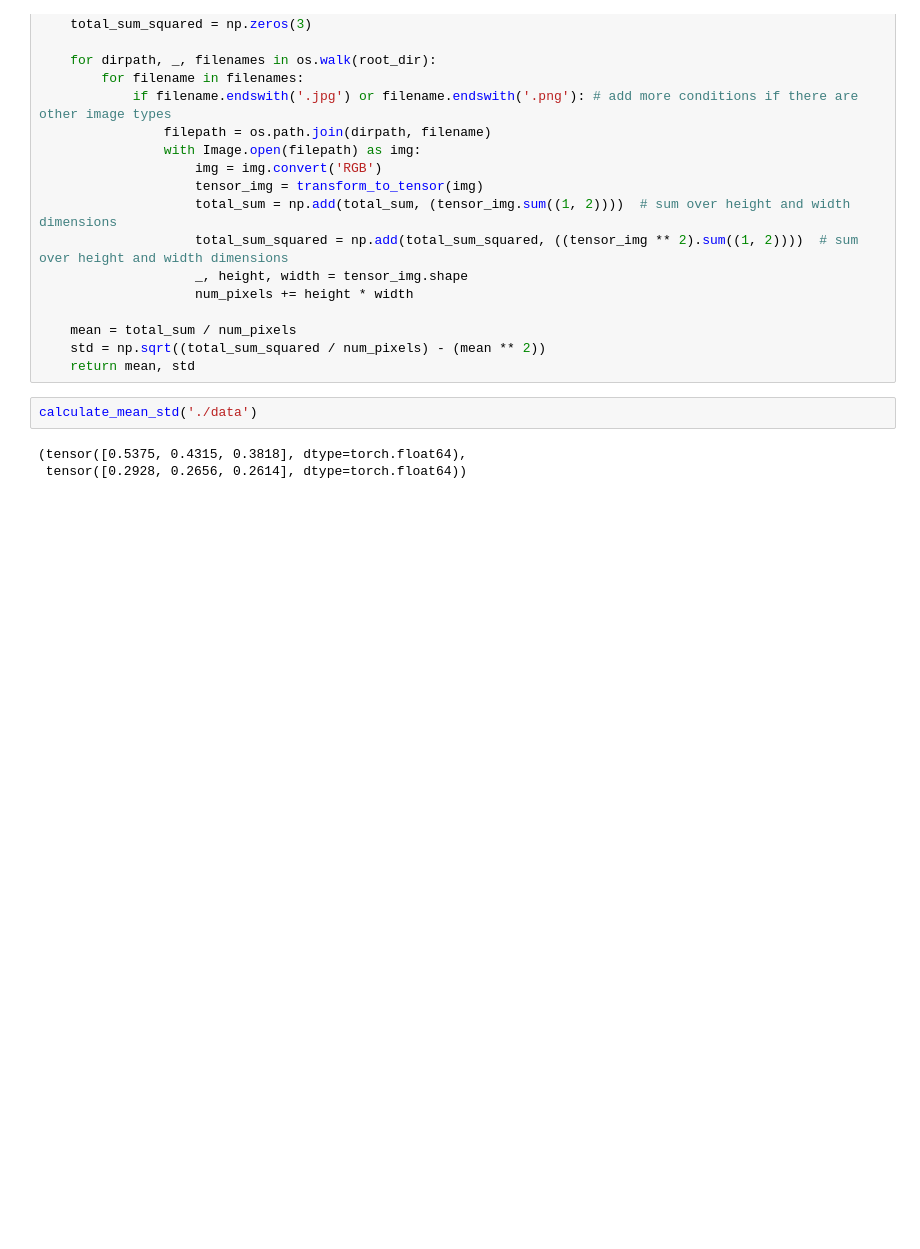
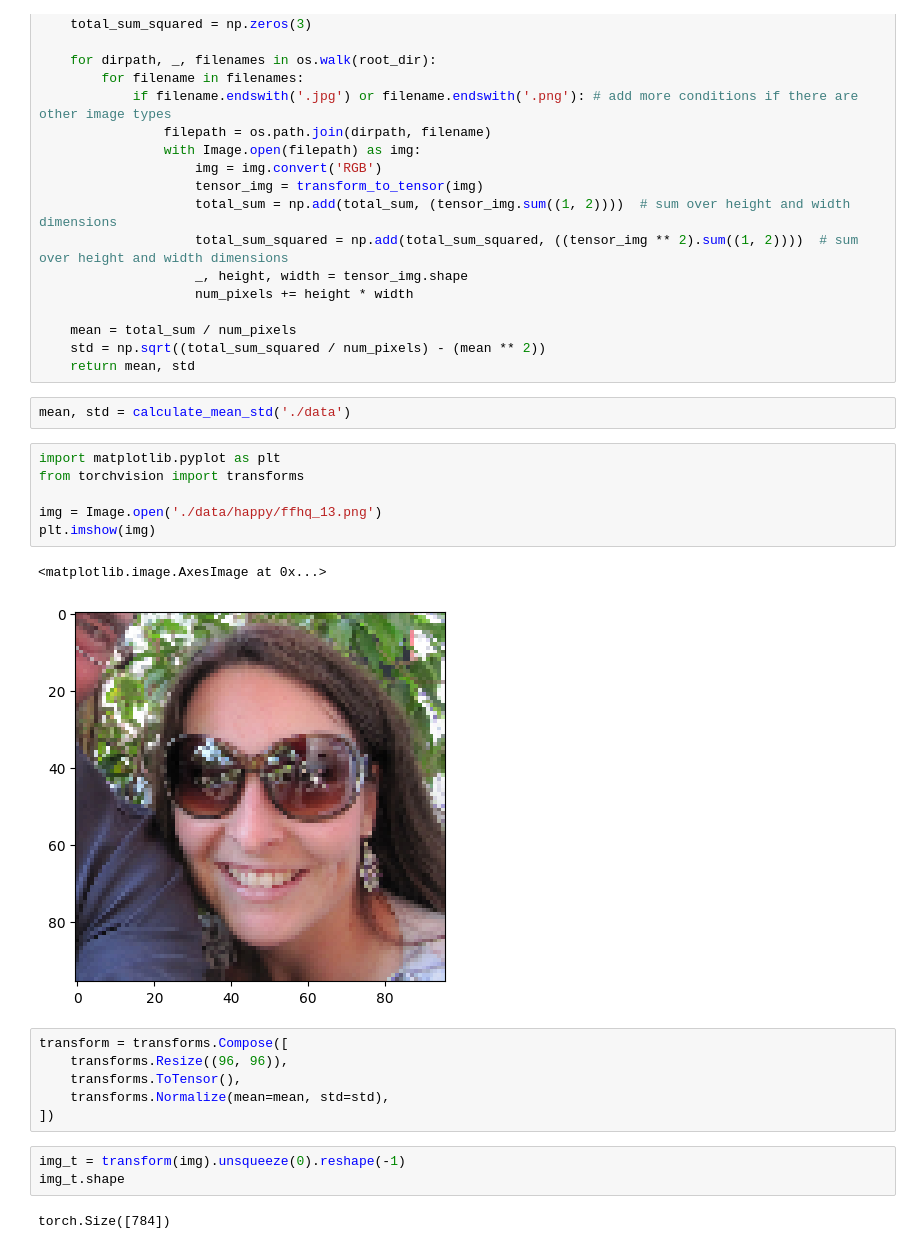
Before and after one commit to smiledao/zkml, a Jupyter notebook: expression-recognition/preprocess.ipynb, the cells around one changed output. Drawn from its saved outputs; the diff is of its cells as text; blank space fills up the shorter version.

```diff
--- a/expression-recognition/preprocess.ipynb
+++ b/expression-recognition/preprocess.ipynb
@@ -25,8 +27,25 @@ def calculate_mean_std(root_dir):
     mean = total_sum / num_pixels
     std = np.sqrt((total_sum_squared / num_pixels) - (mean ** 2))
     return mean, std
-# %%
-calculate_mean_std('./data')
-# %% [output]
-(tensor([0.5375, 0.4315, 0.3818], dtype=torch.float64),
- tensor([0.2928, 0.2656, 0.2614], dtype=torch.float64))
+# %%
+mean, std = calculate_mean_std('./data')
+# %%
+import matplotlib.pyplot as plt
+from torchvision import transforms
+
+img = Image.open('./data/happy/ffhq_13.png')
+plt.imshow(img)
+# %% [output]
+<matplotlib.image.AxesImage at 0x...>
+[figure, added]
+# %%
+transform = transforms.Compose([
+    transforms.Resize((96, 96)),
+    transforms.ToTensor(),
+    transforms.Normalize(mean=mean, std=std),
+])
+# %%
+img_t = transform(img).unsqueeze(0).reshape(-1)
+img_t.shape
+# %% [output]
+torch.Size([784])
```
Also changed, not shown: parts of 6 cells of this notebook, 7 other files.
